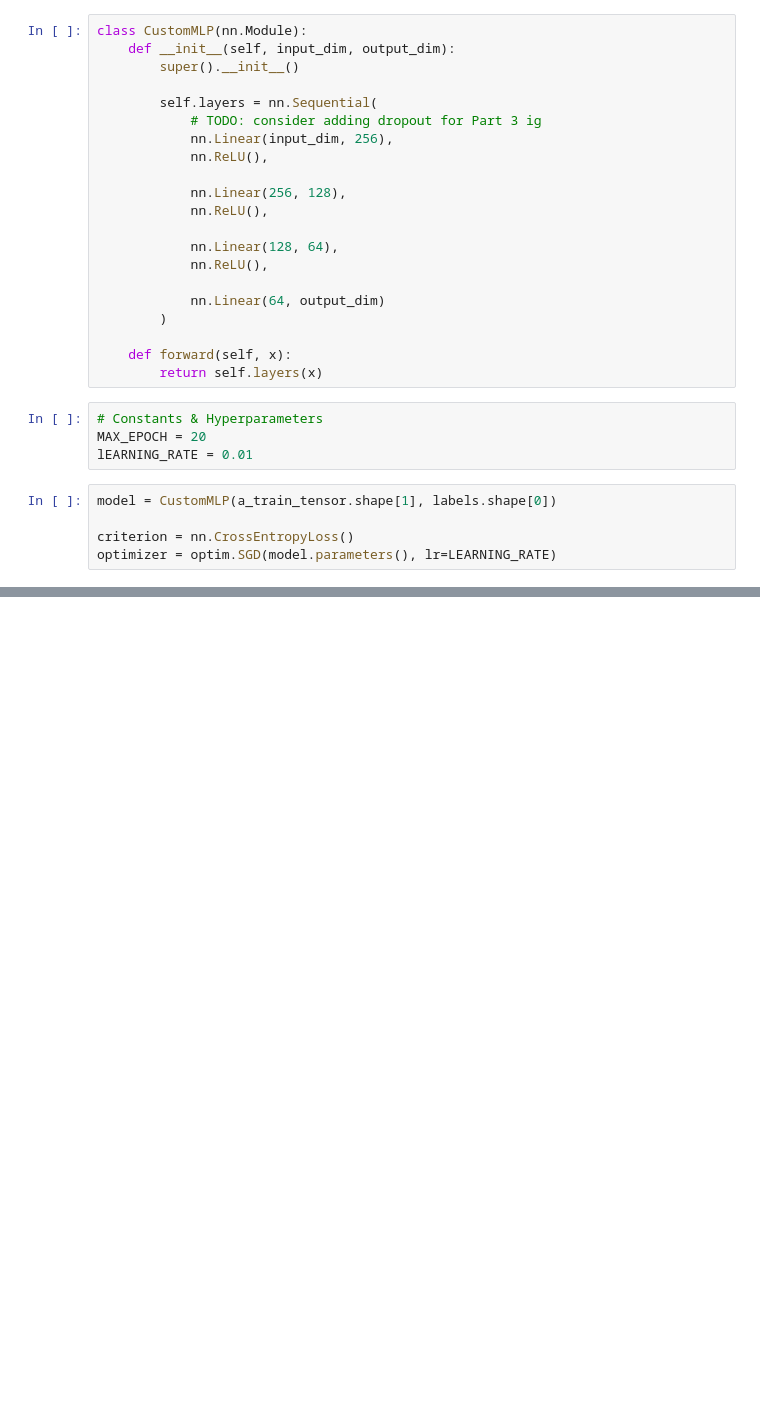
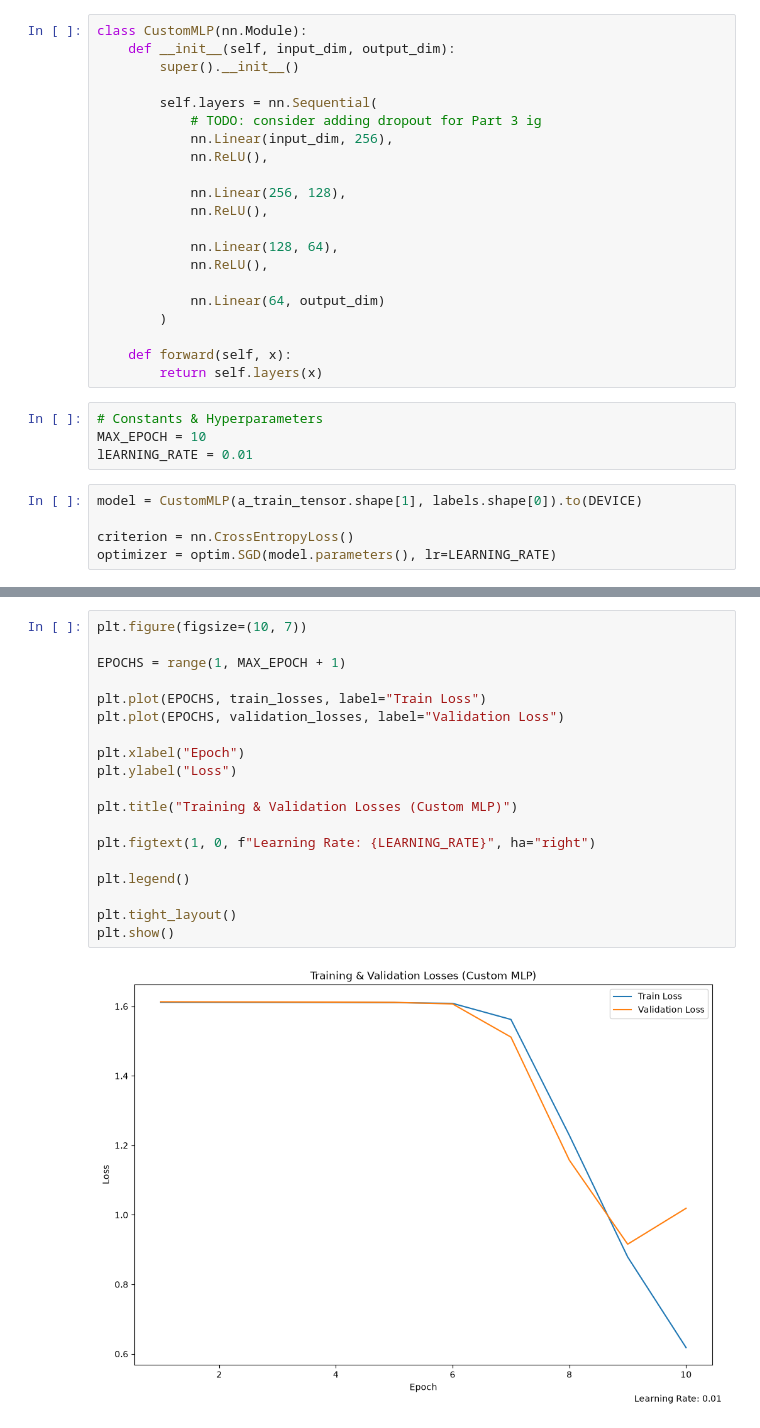
Before and after one commit to hotbox-works/News-Classification-Project, a Jupyter notebook: project1.ipynb, the cells around one changed output, grey strips where cells are left out. Drawn from its saved outputs; the diff is of its cells as text; blank space fills up the shorter version.

```diff
--- a/project1.ipynb
+++ b/project1.ipynb
@@ -290,10 +299,10 @@ class CustomMLP(nn.Module):
         return self.layers(x)
 # %%
 # Constants & Hyperparameters
-MAX_EPOCH = 20
+MAX_EPOCH = 10
 lEARNING_RATE = 0.01
 # %%
-model = CustomMLP(a_train_tensor.shape[1], labels.shape[0])
+model = CustomMLP(a_train_tensor.shape[1], labels.shape[0]).to(DEVICE)
 
 criterion = nn.CrossEntropyLoss()
 optimizer = optim.SGD(model.parameters(), lr=LEARNING_RATE)
@@ -363,0 +364,21 @@ Epoch: 20/20    Done!
+# %%
+plt.figure(figsize=(10, 7))
+
+EPOCHS = range(1, MAX_EPOCH + 1)
+
+plt.plot(EPOCHS, train_losses, label="Train Loss")
+plt.plot(EPOCHS, validation_losses, label="Validation Loss")
+
+plt.xlabel("Epoch")
+plt.ylabel("Loss")
+
+plt.title("Training & Validation Losses (Custom MLP)")
+
+plt.figtext(1, 0, f"Learning Rate: {LEARNING_RATE}", ha="right")
+
+plt.legend()
+
+plt.tight_layout()
+plt.show()
+# %% [output]
+[figure, added]
```
Also changed, not shown: parts of 6 cells of this notebook.
